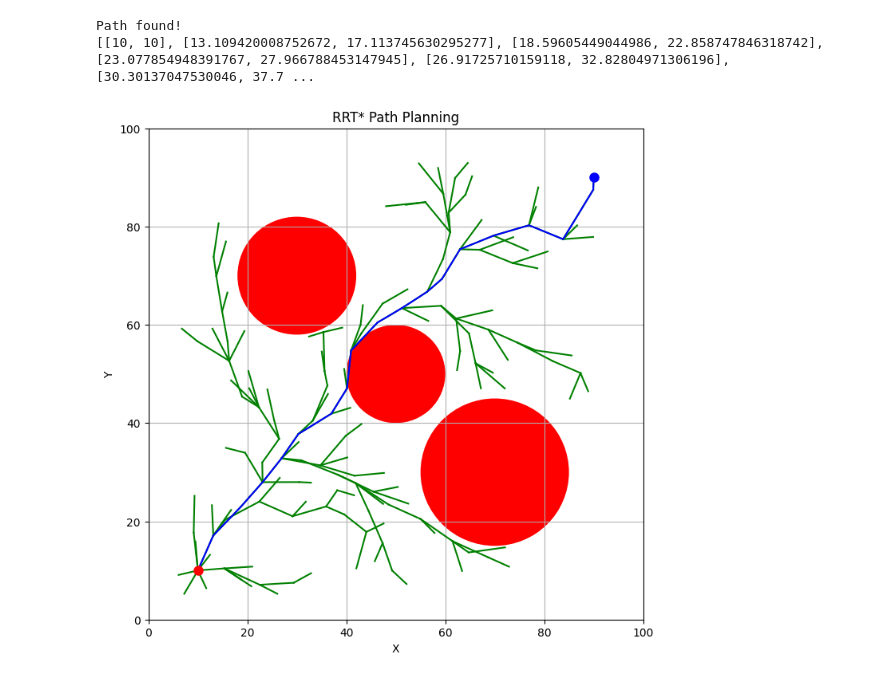
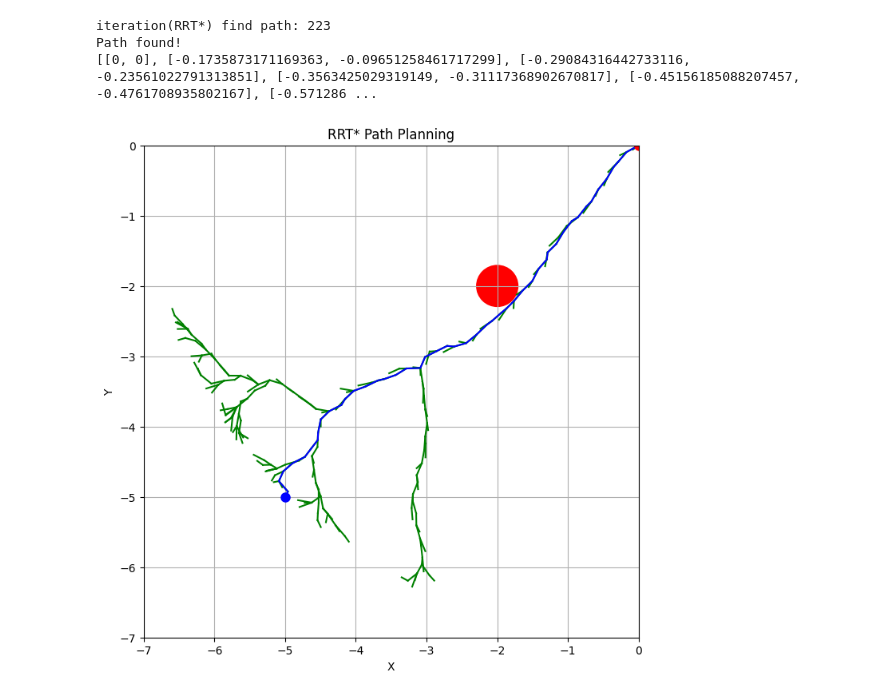
Before and after one commit to waynechu1109/Dodging-Dynamical-Obstacles-Using-Turtlebot4-Camera-Feed, a Jupyter notebook: dodge_planner.ipynb, the cells around one changed output. Drawn from its saved outputs; the diff is of its cells as text; code cells hidden in the pictures.

```diff
--- a/dodge_planner.ipynb
+++ b/dodge_planner.ipynb
@@ -188,7 +188,7 @@ goal = (0., 0.)
 obstacle_list = []  # Format: (x, y, radius), the position after robot see it
 x_limit = (0., size)
 y_limit = (0., size)
-step_size = 10.0
+step_size = 20.0
 max_iterations = 5000
 # RRT* parameters
 
@@ -237,7 +237,7 @@ def plot_obstacle_for_RRTstar():
 
     # create obstacle list for RRT*
     obstacle_list.append([current_obstacle_position[0], current_obstacle_position[1], security_width])
-    predicted_length = 50
+    predicted_length = 75
     for i in range(predicted_length):
         obstacle_list_x = current_obstacle_position[0]+obstacle_x_velo*(i/sampling_freq)
         obstacle_list_y = current_obstacle_position[1]+obstacle_y_velo*(i/sampling_freq)
@@ -509,20 +509,34 @@ class Node:
         self.cost = 0.0
 
 class RRTStar:
-    def __init__(self, start, goal, obstacle_list, x_limit, y_limit, step_size=1.0, max_iterations=1000):
+    def __init__(self, start, goal, obstacle_list, x_limit, y_limit, robot_position_x, robot_position_y, map_radius, robot_orientation ,step_size=1.0, max_iterations=1000):
         self.start = Node(start[0], start[1])
         self.goal = Node(goal[0], goal[1])
         self.obstacle_list = obstacle_list
         self.x_limit = x_limit
         self.y_limit = y_limit
+
+        self.robot_position_x = robot_position_x
+        self.robot_position_y = robot_position_y
+        self.map_radius = map_radius
+
+        self.orientation = robot_orientation
+
         self.step_size = step_size
         self.max_iterations = max_iterations
         self.node_list = [self.start]
 
+    # generate random node
     def generate_random_node(self):
-        x = np.random.uniform(self.x_limit[0], self.x_limit[1])
-        y = np.random.uniform(self.y_limit[0], self.y_limit[1])
-        return Node(x, y)
+
+        # set the random orientation range of 60 degrees
+        theta = np.random.uniform(self.orientation-np.pi/6, self.orientation+np.pi/6)
+        x = self.robot_position_x + self.map_radius*np.cos(theta)
+        y = self.robot_position_x + self.map_radius*np.sin(theta)
+
+        # x = np.random.uniform(self.x_limit[0], self.x_limit[1])
+        # y = np.random.uniform(self.y_limit[0], self.y_limit[1])
+        return Node(x, y) # the coordinates of the random node
 
     def find_nearest_node(self, node):
         distances = [(n.x - node.x) ** 2 + (n.y - node.y) ** 2 for n in self.node_list]
@@ -577,6 +591,7 @@ class RRTStar:
                 self.rewire(new_node)
 
                 if self.is_goal_reachable(new_node):
+                    print("iteration(RRT*) find path:", iteration)
                     goal_node = Node(self.goal.x, self.goal.y)
                     goal_node.parent = new_node
                     goal_node.cost = new_node.cost + np.sqrt((new_node.x - self.goal.x) ** 2 + (new_node.y - self.goal.y) ** 2)
@@ -600,40 +615,61 @@ class RRTStar:
         for obstacle in self.obstacle_list:
             circle = plt.Circle((obstacle[0], obstacle[1]), obstacle[2], fc='r')
             plt.gca().add_patch(circle)
         for node in self.node_list:
             if node.parent is not None:
                 plt.plot([node.x, node.parent.x], [node.y, node.parent.y], '-g')
         if path is not None:
             plt.plot([x for x, y in path], [y for x, y in path], '-b')
         plt.plot(self.start.x, self.start.y, 'ro', markersize=8)
         plt.plot(self.goal.x, self.goal.y, 'bo', markersize=8)
         plt.xlim(self.x_limit)
         plt.ylim(self.y_limit)
         plt.xlabel('X')
         plt.ylabel('Y')
         plt.title('RRT* Path Planning')
         plt.grid(True)
         plt.show()
 
 # Example usage
-start = (10, 10)
-goal = (90, 90)
-obstacle_list = [(50, 50, 10), (70, 30, 15), (30, 70, 12)]  # Format: (x, y, radius)
-x_limit = (0, 100)
-y_limit = (0, 100)
-step_size = 4.0
-max_iterations = 1000
+obstacle_list = [  # Format: (x, y, radius)
+# ( -37.23725384504953 , -66.84954426045438 , 0.355 ),
+# ( -37.22671254896607 , -66.83900296437092 , 0.284 ),
+# ( -37.21617125288261 , -66.82846166828746 , 0.213 ),
+# ( -37.20562995679915 , -66.817920372204 , 0.142 ),
+# ( -37.19508866071569 , -66.80737907612054 , 0.07099999999999998 )
+( -2, -2, 0.3 )
+]
 
-rrt_star = RRTStar(start, goal, obstacle_list, x_limit, y_limit, step_size, max_iterations)
+x_limit= (-7, 0)
+y_limit= (-7, 0)
+
+robot_position_x = x_limit[1]
+robot_position_y = y_limit[1]
+
+start= (0, 0)
+goal= (-5, -5)
+
+map_radius= np.abs(x_limit[0]-x_limit[1])
+# print(map_radius)
+
+robot_orientation = -0.75*np.pi
+
+step_size = 0.1
+max_iterations = 3000
+
+rrt_star = RRTStar(start, goal, obstacle_list, x_limit, y_limit, robot_position_x, robot_position_y,
+                   map_radius, robot_orientation ,step_size, max_iterations)
+
 path = rrt_star.find_path()
 
 if path is not None:
     print("Path found!")
     print(path)
     rrt_star.plot(path)
 else:
     print("Path not found.")
 # %% [output]
+iteration(RRT*) find path: 223
 Path found!
-[[10, 10], [13.109420008752672, 17.113745630295277], [18.59605449044986, 22.858747846318742], [23.077854948391767, 27.966788453147945], [26.91725710159118, 32.82804971306196], [30.30137047530046, 37.7 ...
+[[0, 0], [-0.1735873171169363, -0.09651258461717299], [-0.29084316442733116, -0.23561022791313851], [-0.3563425029319149, -0.31117368902670817], [-0.45156185088207457, -0.4761708935802167], [-0.571286 ...
-[figure, old version]
+[figure, new version]
```
Also changed, not shown: parts of 1 cell of this notebook.
